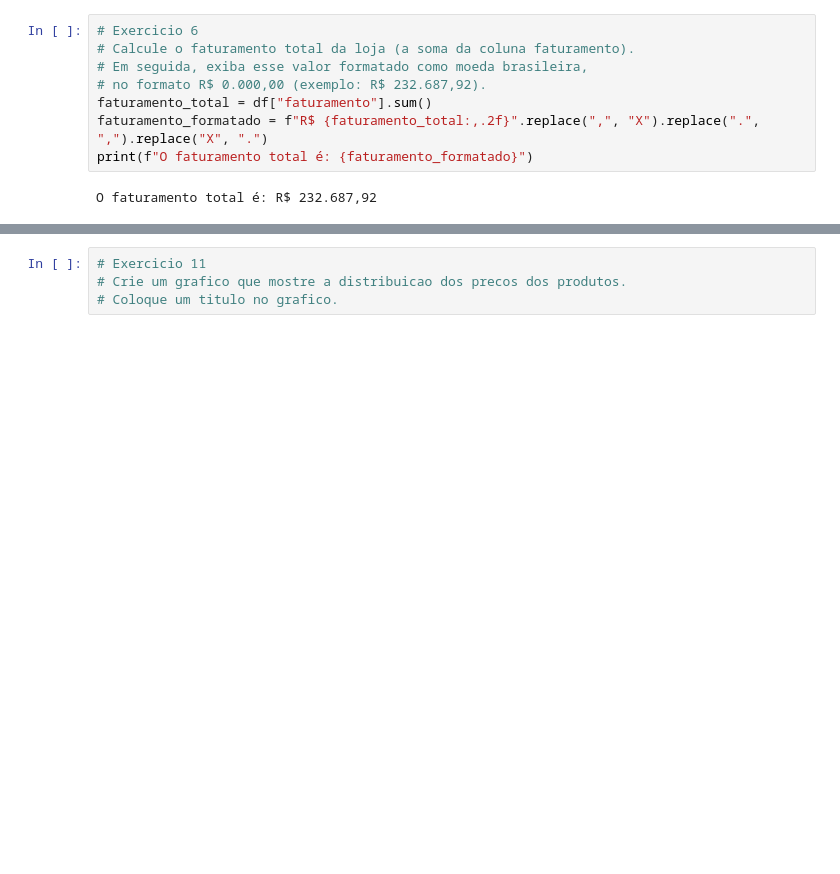
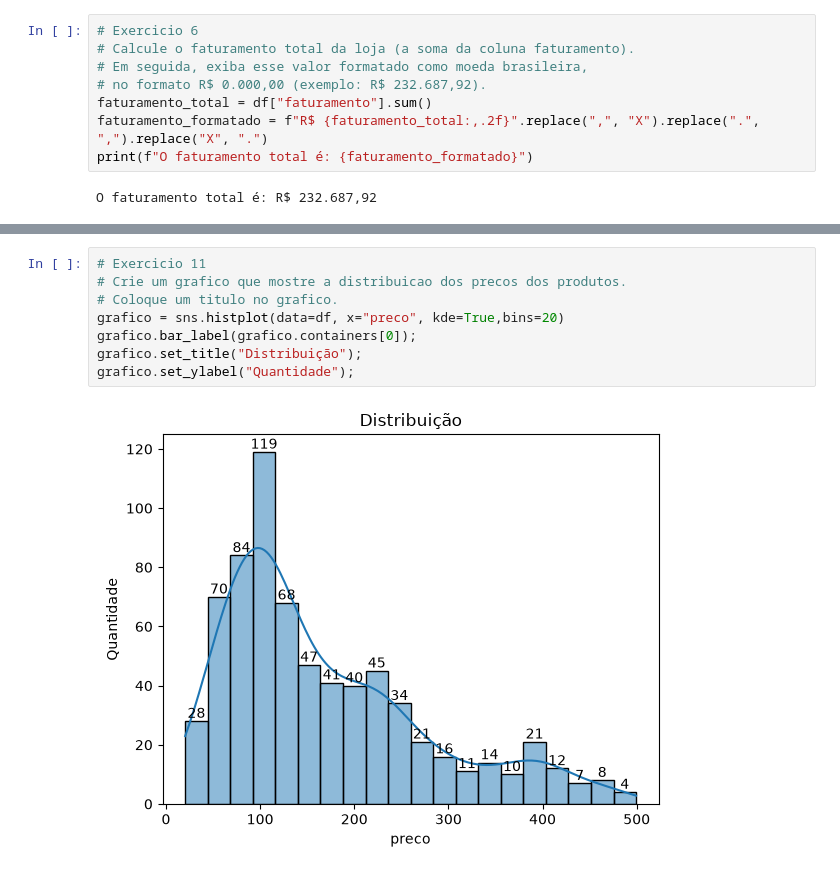
Before and after one commit to emiyu924/Dados-com-IA, a Jupyter notebook: exercicios_aula02.ipynb, the cells around one changed output, grey strips where cells are left out. Drawn from its saved outputs; the diff is of its cells as text; blank space fills up the shorter version.

```diff
--- a/exercicios_aula02.ipynb
+++ b/exercicios_aula02.ipynb
@@ -105,4 +132,10 @@ KeyError: 'categoria_produtoquantidade'
 # %%
 # Exercicio 11
 # Crie um grafico que mostre a distribuicao dos precos dos produtos.
 # Coloque um titulo no grafico.
+grafico = sns.histplot(data=df, x="preco", kde=True,bins=20)
+grafico.bar_label(grafico.containers[0]);
+grafico.set_title("Distribuição");
+grafico.set_ylabel("Quantidade");
+# %% [output]
+[figure, added]
```
Also changed, not shown: parts of 7 cells of this notebook, 1 other file.
